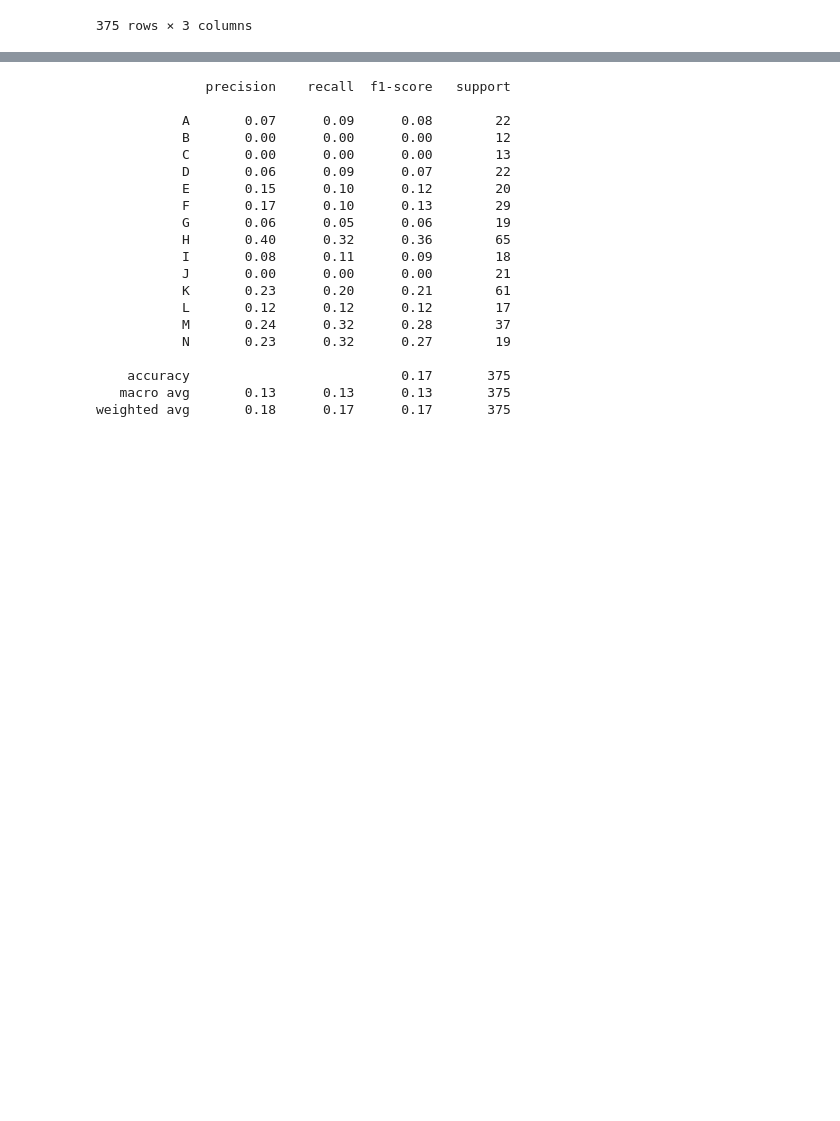
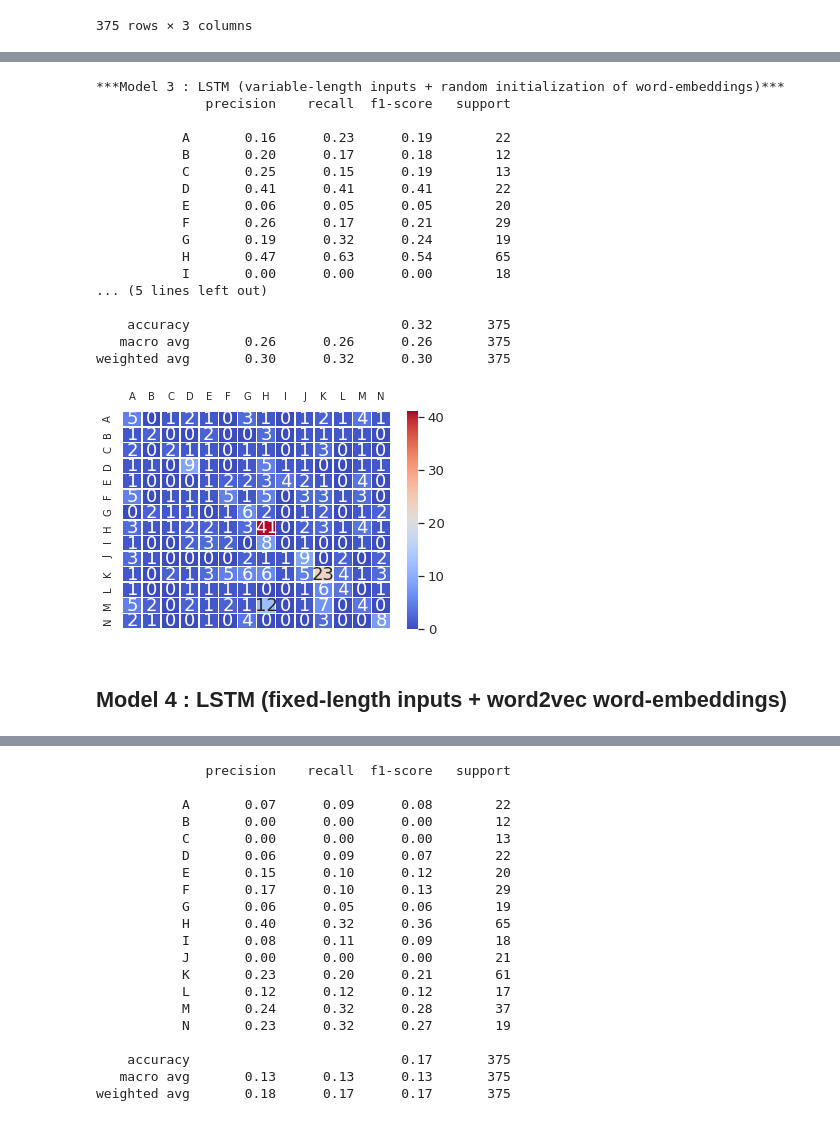
Before and after one commit to ARKEnsae/JobDomainPrediction_NLP, a Jupyter notebook: Prévision_catégorie_métier_ROME.ipynb, the cells around one changed output, grey strips where cells are left out. Cells and saved outputs as stored; diff of their text form; code cells hidden in the pictures; blank space fills up the shorter version.

```diff
--- a/Prévision_catégorie_métier_ROME.ipynb
+++ b/Prévision_catégorie_métier_ROME.ipynb
@@ -1275,0 +1275,24 @@ matrix_pred(model_fixed, val_dl)
+# %%
+print("***Model 3 : LSTM (variable-length inputs + random initialization of word-embeddings)***")
+diagnostics(model_variable, val_dl)
+# %% [output]
+***Model 3 : LSTM (variable-length inputs + random initialization of word-embeddings)***
+              precision    recall  f1-score   support
+
+           A       0.16      0.23      0.19        22
+           B       0.20      0.17      0.18        12
+           C       0.25      0.15      0.19        13
+           D       0.41      0.41      0.41        22
+           E       0.06      0.05      0.05        20
+           F       0.26      0.17      0.21        29
+           G       0.19      0.32      0.24        19
+           H       0.47      0.63      0.54        65
+           I       0.00      0.00      0.00        18
+... (5 lines left out)
+
+    accuracy                           0.32       375
+   macro avg       0.26      0.26      0.26       375
+weighted avg       0.30      0.32      0.30       375
+[figure, added]
+# %% [markdown]
+## **Model 4** : LSTM (fixed-length inputs + word2vec word-embeddings)
```
Also changed, not shown: parts of 66 cells of this notebook.
